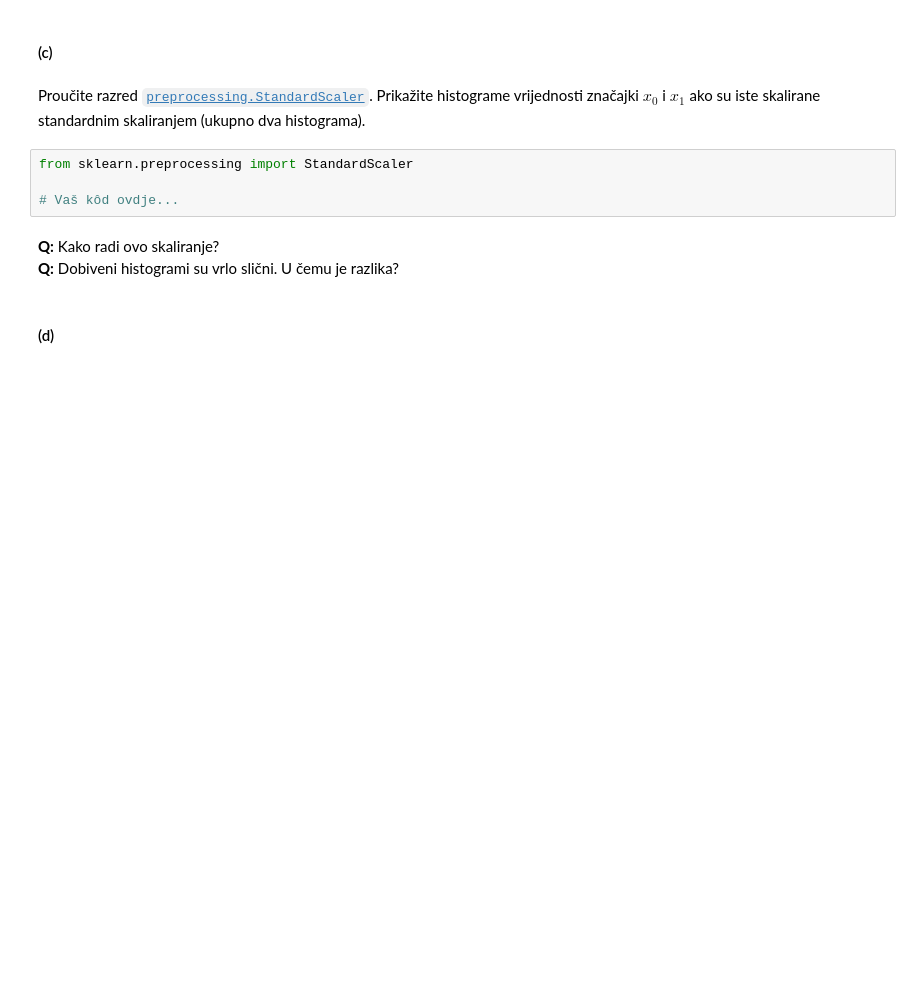
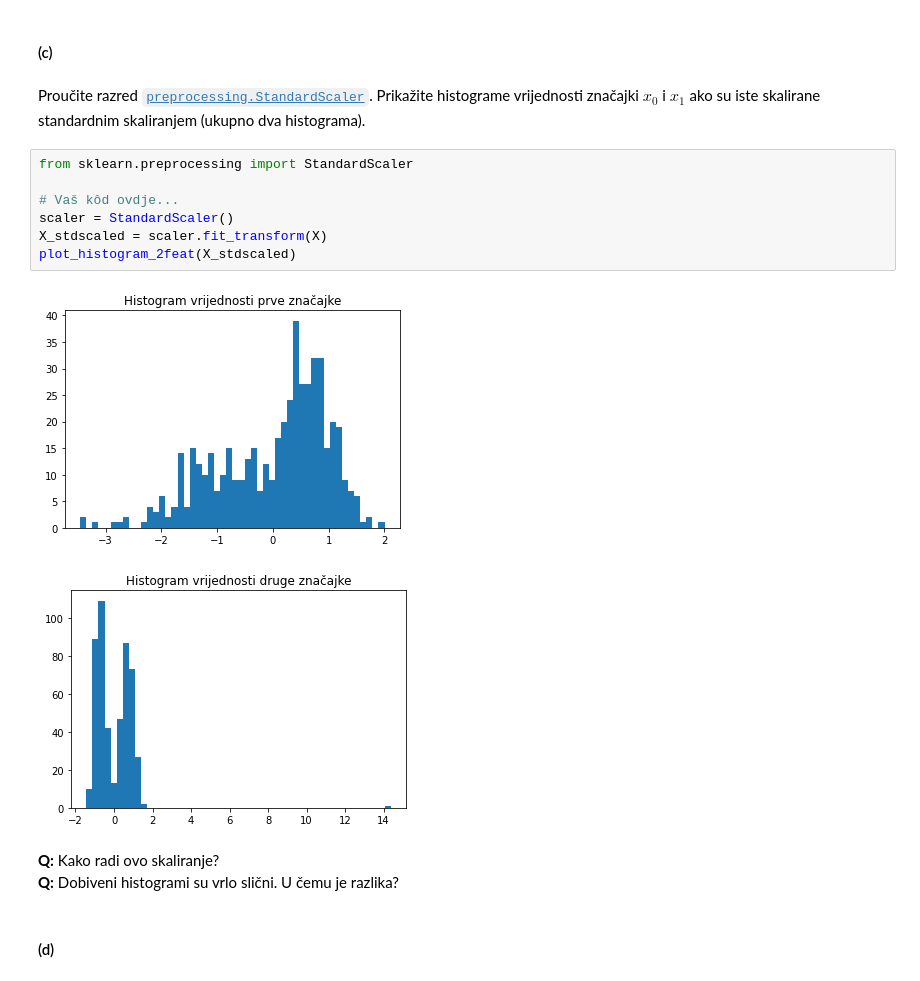
Before and after one commit to tomislavbjelcic/fer-tomislav, a Jupyter notebook: semestar_7/strojno/lab/SU1-2021-08-09-10-SVM.ipynb, the cells around one changed output. Drawn from its saved outputs; the diff is of its cells as text; blank space fills up the shorter version.

```diff
--- a/semestar_7/strojno/lab/SU1-2021-08-09-10-SVM.ipynb
+++ b/semestar_7/strojno/lab/SU1-2021-08-09-10-SVM.ipynb
@@ -357,7 +381,13 @@ Proučite razred [`preprocessing.StandardScaler`](http://scikit-learn.org/stable
 # %%
 from sklearn.preprocessing import StandardScaler
 
 # Vaš kôd ovdje...
+scaler = StandardScaler()
+X_stdscaled = scaler.fit_transform(X)
+plot_histogram_2feat(X_stdscaled)
+# %% [output]
+[figure, added]
+[figure, added]
 # %% [markdown]
 **Q:** Kako radi ovo skaliranje? <br>
 **Q:** Dobiveni histogrami su vrlo slični. U čemu je razlika? <br>
```
Also changed, not shown: parts of 7 cells of this notebook.
